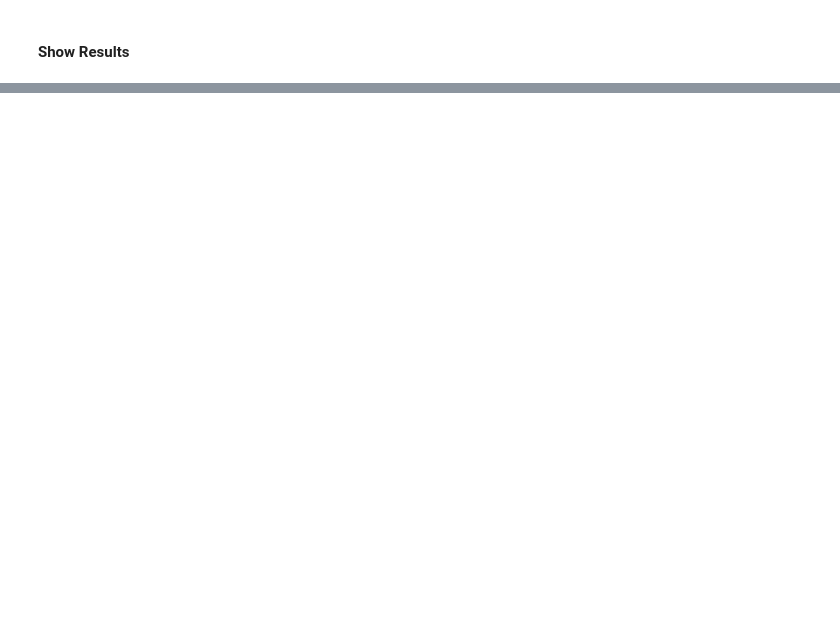
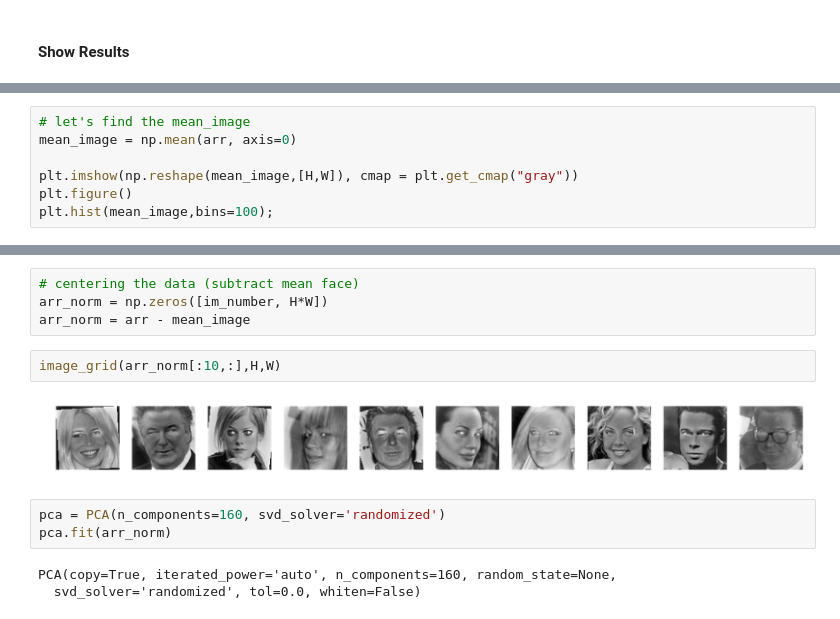
Before and after one commit to gutomcosta/who-is-in-the-photo, a Jupyter notebook: who-is-in-the-photo.ipynb, the cells around one changed output, grey strips where cells are left out. Saved outputs shown, nothing was run; the diff lists cells and outputs as text; blank space fills up the shorter version.

```diff
--- a/who-is-in-the-photo.ipynb
+++ b/who-is-in-the-photo.ipynb
@@ -185,0 +261,7 @@ print confusion_matrix(y_test, y_pred, labels=range(len(person_names)))
+# %%
+# let's find the mean_image
+mean_image = np.mean(arr, axis=0)
+
+plt.imshow(np.reshape(mean_image,[H,W]), cmap = plt.get_cmap("gray"))
+plt.figure()
+plt.hist(mean_image,bins=100);
@@ -185,0 +271,14 @@ print confusion_matrix(y_test, y_pred, labels=range(len(person_names)))
+# %%
+# centering the data (subtract mean face)
+arr_norm = np.zeros([im_number, H*W])
+arr_norm = arr - mean_image
+# %%
+image_grid(arr_norm[:10,:],H,W)
+# %% [output]
+[figure, added]
+# %%
+pca = PCA(n_components=160, svd_solver='randomized')
+pca.fit(arr_norm)
+# %% [output]
+PCA(copy=True, iterated_power='auto', n_components=160, random_state=None,
+  svd_solver='randomized', tol=0.0, whiten=False)
```
Also changed, not shown: parts of 15 cells of this notebook.
